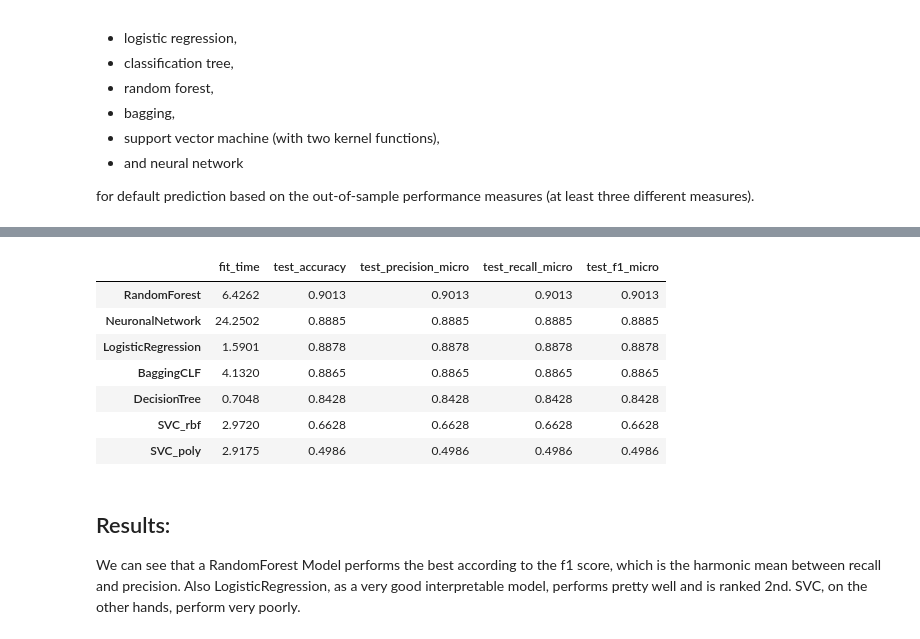
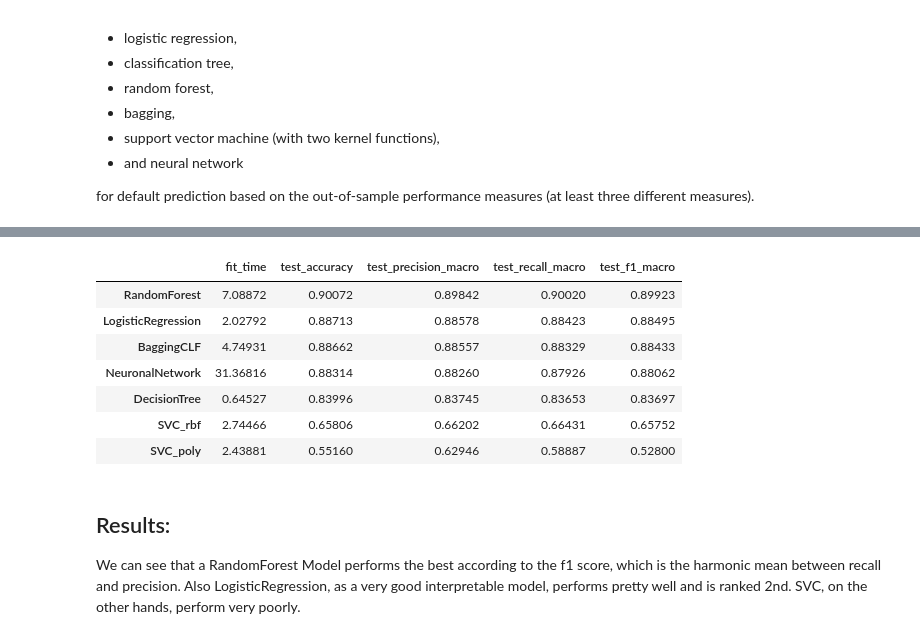
Before and after one commit to negralessio/advanced-ml-final-project, a Jupyter notebook: notebooks/predictions.ipynb, the cells around one changed output, grey strips where cells are left out. Saved outputs shown, nothing was run; the diff lists cells and outputs as text; code cells hidden in the pictures.

```diff
--- a/notebooks/predictions.ipynb
+++ b/notebooks/predictions.ipynb
@@ -374,7 +374,7 @@ models.append(("NeuronalNetwork", MLPClassifier(alpha=1, max_iter=1000)))
 results = []
 names = []
 # Define scoring metrices for CV
-scoring = ["accuracy", "precision_micro", "recall_micro", "f1_micro"]
+scoring = ["accuracy", "precision_macro", "recall_macro", "f1_macro"]
 for name, model in tqdm(models):
     result = cross_validate(model, X_train_scaled, y_train,  cv=3, n_jobs=-1, scoring=scoring)
     names.append(name)
@@ -385,33 +385,33 @@ Wall time: 52.6 s
 # %%
 # Get name of metrices (will be column in result_df)
 metrices = list(results[0].keys())
 # Create empty dataframe
 results_df = pd.DataFrame(index=names, columns=metrices, dtype="float32")
 
 # File dataframe by iterating over all results and taking the mean value
 for i, name in enumerate(models):
     mean_of_metrices = []
     for key in results[i].keys():
         mean_of_metrices.append(results[i].get(key).mean())
     results_df.iloc[i] = mean_of_metrices
 
 # Drop scoring_time column as it is not of interest
 results_df.drop("score_time", axis=1, inplace=True)
-# Round to 4 decimal places
-results_df = results_df.round(decimals=4)
+# Round to 5 decimal places
+results_df = results_df.round(decimals=5)
 # Sort descending of f1 score
-results_df = results_df.sort_values(by="test_f1_micro", ascending=False)
+results_df = results_df.sort_values(by="test_f1_macro", ascending=False)
 # Preview
 results_df
 # %% [output]
-|  | fit_time | test_accuracy | test_precision_micro | test_recall_micro | test_f1_micro |
-| RandomForest | 6.4262 | 0.9013 | 0.9013 | 0.9013 | 0.9013 |
-| NeuronalNetwork | 24.2502 | 0.8885 | 0.8885 | 0.8885 | 0.8885 |
-| LogisticRegression | 1.5901 | 0.8878 | 0.8878 | 0.8878 | 0.8878 |
-| BaggingCLF | 4.1320 | 0.8865 | 0.8865 | 0.8865 | 0.8865 |
-| DecisionTree | 0.7048 | 0.8428 | 0.8428 | 0.8428 | 0.8428 |
-| SVC_rbf | 2.9720 | 0.6628 | 0.6628 | 0.6628 | 0.6628 |
-| SVC_poly | 2.9175 | 0.4986 | 0.4986 | 0.4986 | 0.4986 |
+|  | fit_time | test_accuracy | test_precision_macro | test_recall_macro | test_f1_macro |
+| RandomForest | 7.08872 | 0.90072 | 0.89842 | 0.90020 | 0.89923 |
+| LogisticRegression | 2.02792 | 0.88713 | 0.88578 | 0.88423 | 0.88495 |
+| BaggingCLF | 4.74931 | 0.88662 | 0.88557 | 0.88329 | 0.88433 |
+| NeuronalNetwork | 31.36816 | 0.88314 | 0.88260 | 0.87926 | 0.88062 |
+| DecisionTree | 0.64527 | 0.83996 | 0.83745 | 0.83653 | 0.83697 |
+| SVC_rbf | 2.74466 | 0.65806 | 0.66202 | 0.66431 | 0.65752 |
+| SVC_poly | 2.43881 | 0.55160 | 0.62946 | 0.58887 | 0.52800 |
 # %% [markdown]
 ## Results:
 We can see that a RandomForest Model performs the best according to the f1 score, which is the harmonic mean between recall and precision. Also LogisticRegression, as a very good interpretable model, performs pretty well and is ranked 2nd. SVC, on the other hands, perform very poorly.
```
Also changed, not shown: parts of 16 cells of this notebook.
